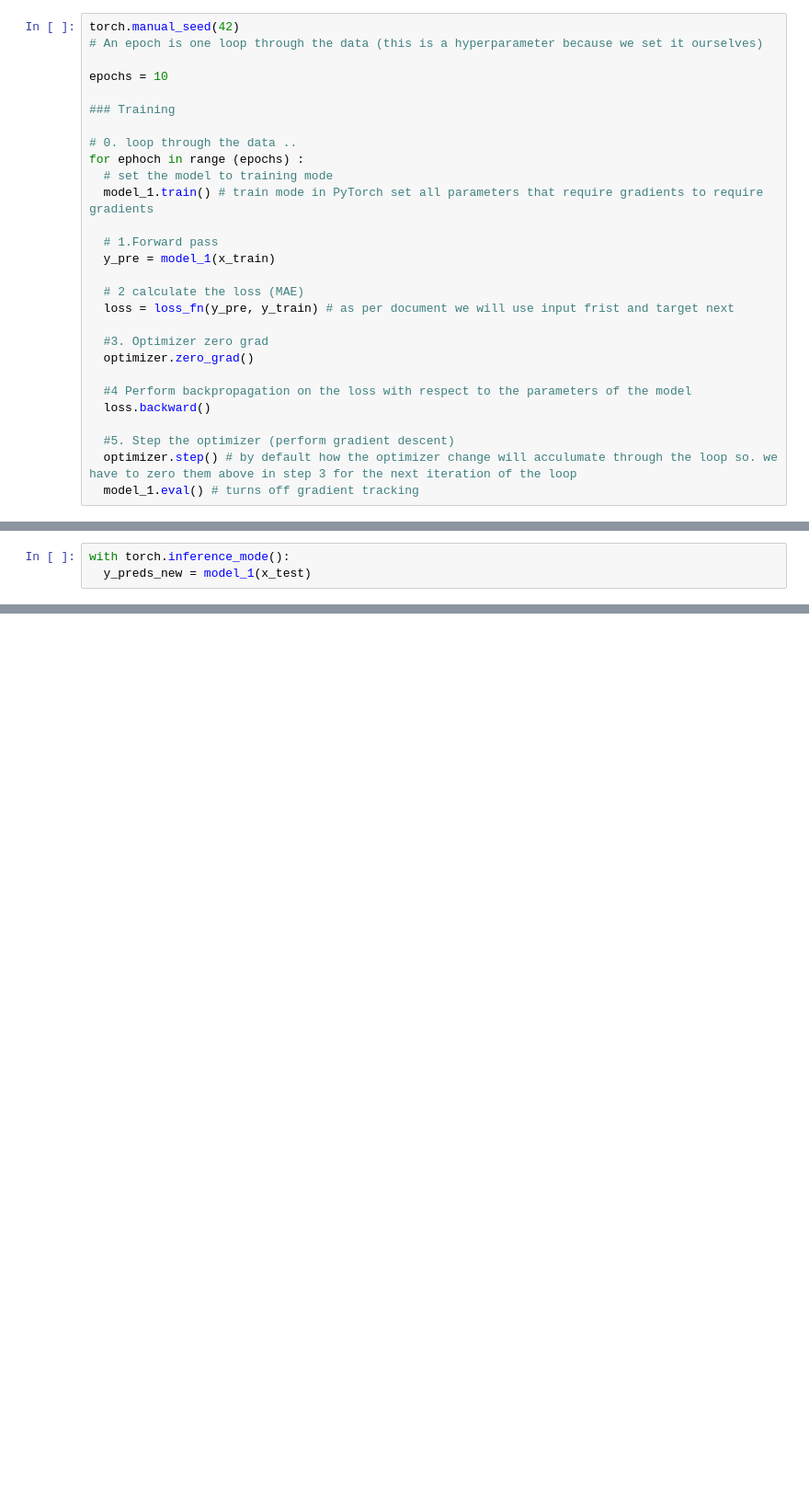
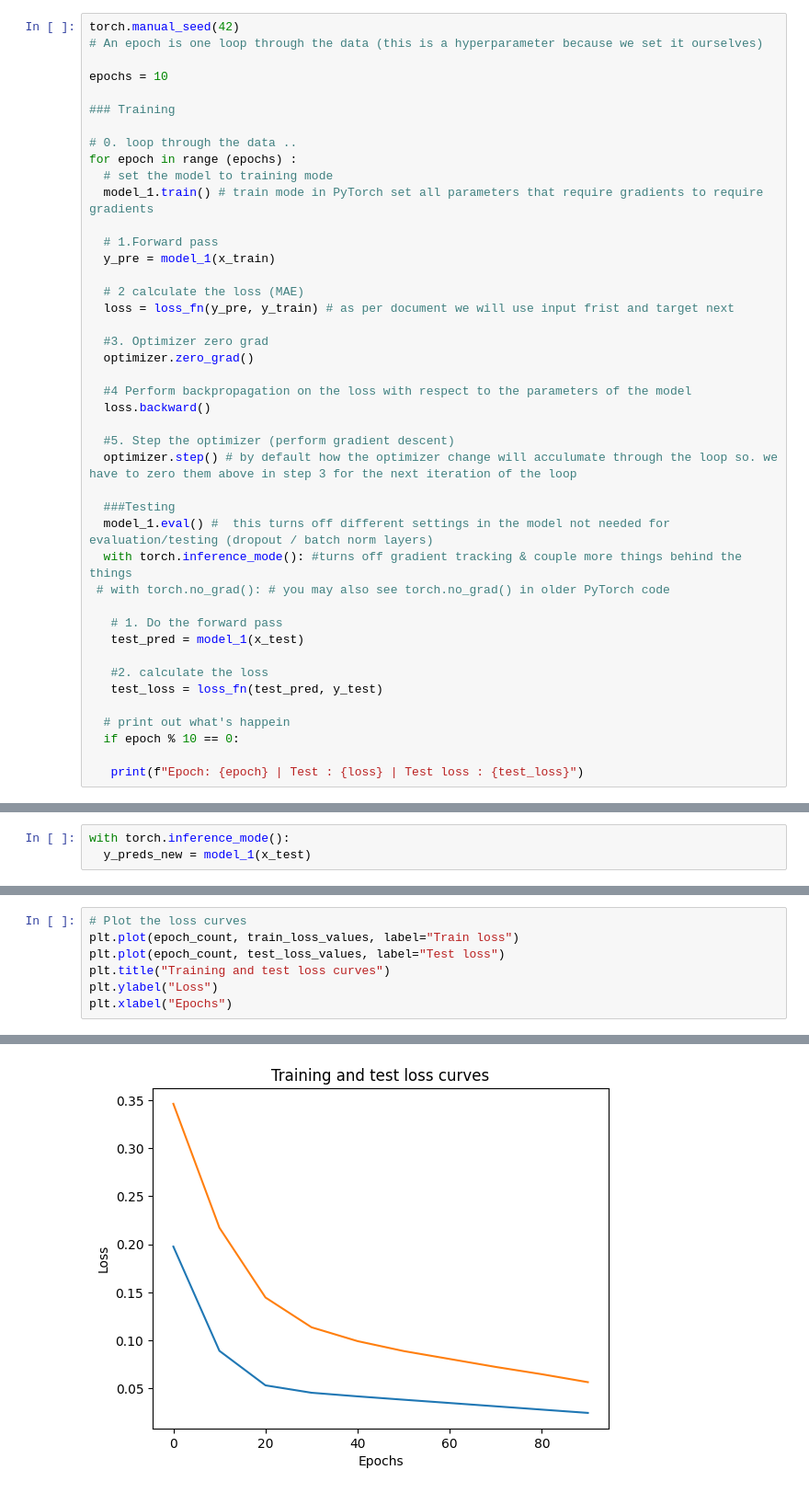
Before and after one commit to krishjoshi7/Pytorch-, a Jupyter notebook: Pytorch_Workflow.ipynb, the cells around one changed output, grey strips where cells are left out. Shown: that part at 92% size. Cells and saved outputs as stored; diff of their text form; blank space fills up the shorter version.

```diff
--- a/Pytorch_Workflow.ipynb
+++ b/Pytorch_Workflow.ipynb
@@ -382,7 +382,7 @@ epochs = 10
 ### Training
 
 # 0. loop through the data ..
-for ephoch in range (epochs) :
+for epoch in range (epochs) :
   # set the model to training mode
   model_1.train() # train mode in PyTorch set all parameters that require gradients to require gradients
 
@@ -400,4 +400,19 @@ for ephoch in range (epochs) :
 
   #5. Step the optimizer (perform gradient descent)
   optimizer.step() # by default how the optimizer change will acculumate through the loop so. we have to zero them above in step 3 for the next iteration of the loop
-  model_1.eval() # turns off gradient tracking
+
+  ###Testing
+  model_1.eval() #  this turns off different settings in the model not needed for evaluation/testing (dropout / batch norm layers)
+  with torch.inference_mode(): #turns off gradient tracking & couple more things behind the things
+ # with torch.no_grad(): # you may also see torch.no_grad() in older PyTorch code
+
+   # 1. Do the forward pass
+   test_pred = model_1(x_test)
+
+   #2. calculate the loss
+   test_loss = loss_fn(test_pred, y_test)
+
+  # print out what's happein
+  if epoch % 10 == 0:
+
+   print(f"Epoch: {epoch} | Test : {loss} | Test loss : {test_loss}")
@@ -447,0 +527,8 @@ plot_predictions(predictions=y_preds_new)
+# %%
+# Plot the loss curves
+plt.plot(epoch_count, train_loss_values, label="Train loss")
+plt.plot(epoch_count, test_loss_values, label="Test loss")
+plt.title("Training and test loss curves")
+plt.ylabel("Loss")
+plt.xlabel("Epochs")
+# %% [output]
@@ -447,0 +536 @@ plot_predictions(predictions=y_preds_new)
+[figure, added]
```
Also changed, not shown: parts of 5 cells of this notebook.
